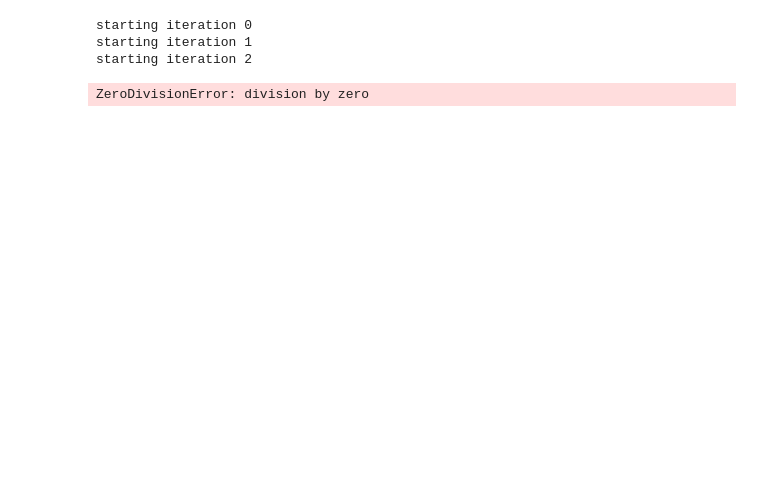
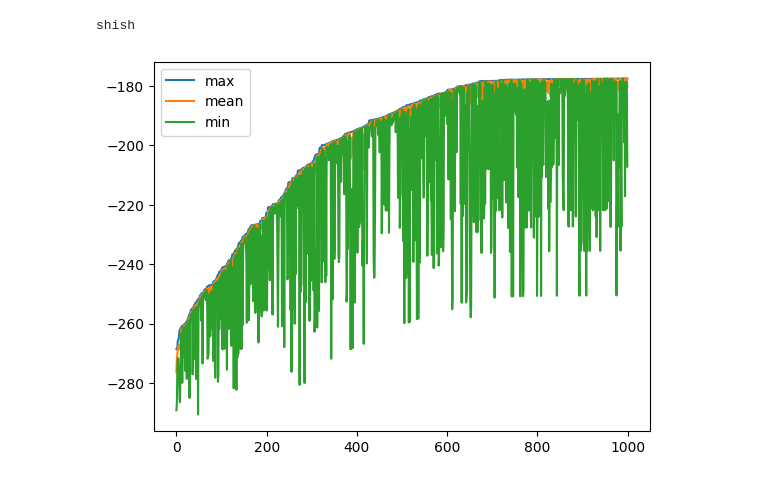
Before and after one commit to giggity-hub/GA-HMM, a Jupyter notebook: ga2.ipynb, the cells around one changed output. Drawn from its saved outputs; the diff is of its cells as text; code cells hidden in the pictures; blank space fills up the shorter version.

```diff
--- a/ga2.ipynb
+++ b/ga2.ipynb
@@ -45,12 +54,12 @@ gabw.crossover_func=crossover_func
 # gabw.plot()
 # %%
 gabw.start()
-gabw.plot()
+# gabw.plot()
+print('shish')
 # %% [output]
-starting iteration 0
-starting iteration 1
-starting iteration 2
+shish
-ZeroDivisionError: division by zero
 # %%
-gabw.population
+gabw.plot()
+# %% [output]
+[figure, added]
 # %%
```
Also changed, not shown: parts of 4 cells of this notebook, 17 other files.
